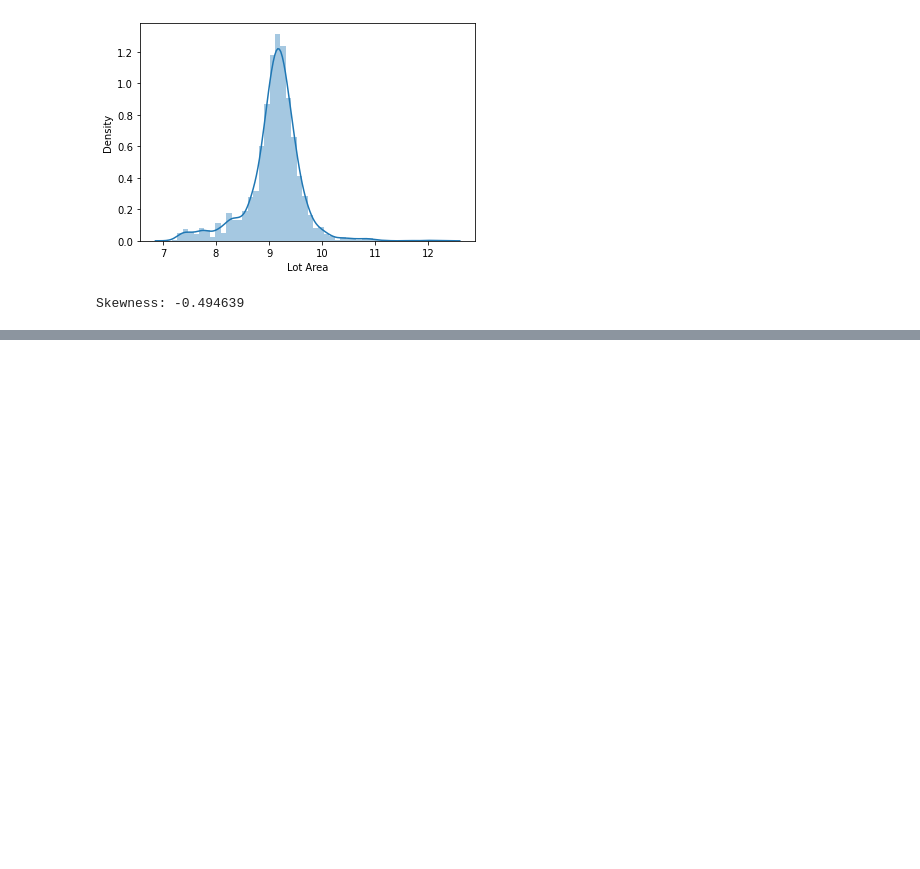
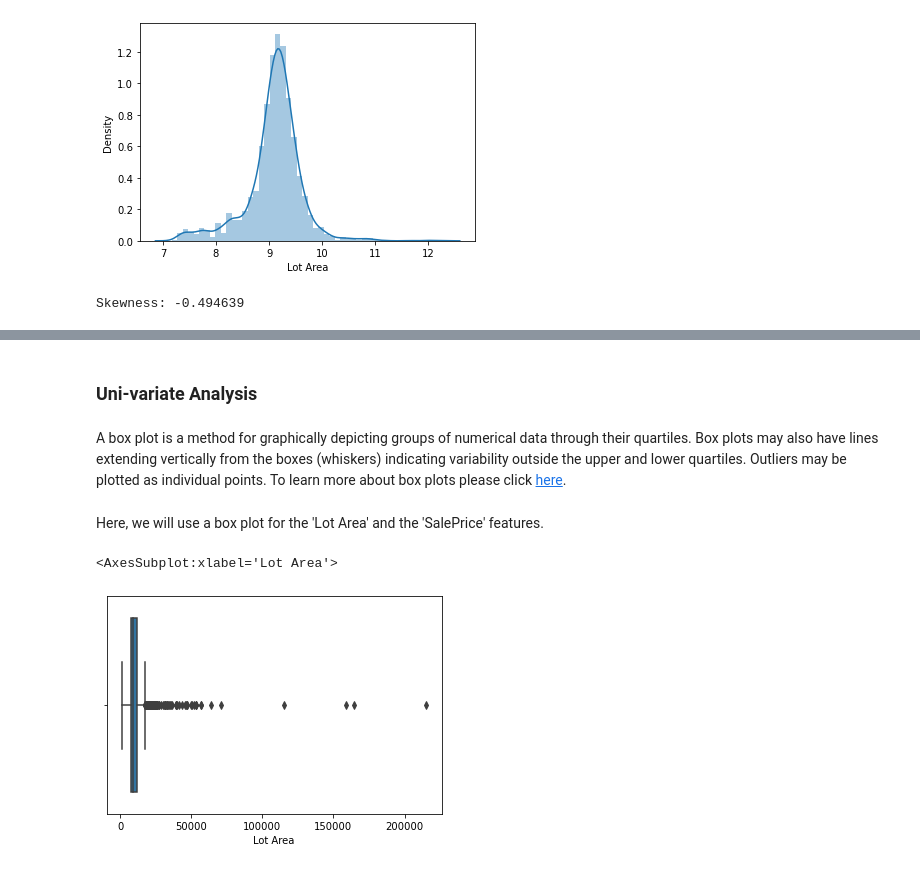
Before and after one commit to xxy1226/ML-Exercises, a Jupyter notebook: Coursera-IBM/IBM - 01 Exploratory Data Analysis for Machine Learning/02Data_Cleaning_Lab.ipynb, the cells around one changed output, grey strips where cells are left out. Drawn from its saved outputs; the diff is of its cells as text; code cells hidden in the pictures; blank space fills up the shorter version.

```diff
--- a/Coursera-IBM/IBM - 01 Exploratory Data Analysis for Machine Learning/02Data_Cleaning_Lab.ipynb
+++ b/Coursera-IBM/IBM - 01 Exploratory Data Analysis for Machine Learning/02Data_Cleaning_Lab.ipynb
@@ -219,0 +331,3 @@ Skewness: -0.494639
+# %%
+median = housing["Lot Frontage"].median()
+median
@@ -219,0 +336,2 @@ Skewness: -0.494639
+# %%
+housing["Lot Frontage"].fillna(median, inplace = True)
@@ -219,0 +354,5 @@ Skewness: -0.494639
+# %%
+# Enter your code and run the cell
+mean = housing['Mas Vnr Area'].mean()
+housing['Mas Vnr Area'].fillna(mean, inplace=True)
+housing[housing['Mas Vnr Area'].isnull()]
@@ -219,0 +436,11 @@ Skewness: -0.494639
+# %% [markdown]
+### Uni-variate Analysis
+# %% [markdown]
+A box plot is a method for graphically depicting groups of numerical data through their quartiles. Box plots may also have lines extending vertically from the boxes (whiskers) indicating variability outside the upper and lower quartiles. Outliers may be plotted as individual points. To learn more about box plots please click [here](https://pandas.pydata.org/docs/reference/api/pandas.DataFrame.boxplot.html?utm_medium=Exinfluencer&utm_source=Exinfluencer&utm_content=000026UJ&utm_term=10006555&utm_id=NA-SkillsNetwork-Channel-SkillsNetworkCoursesIBMML0232ENSkillsNetwork30654641-2022-01-01).
+# %% [markdown]
+Here, we will use a box plot for the 'Lot Area' and the 'SalePrice' features.
+# %%
+sns.boxplot(x=housing['Lot Area'])
+# %% [output]
+<AxesSubplot:xlabel='Lot Area'>
+[figure, added]
```
Also changed, not shown: parts of 71 cells of this notebook, 2 other files.
